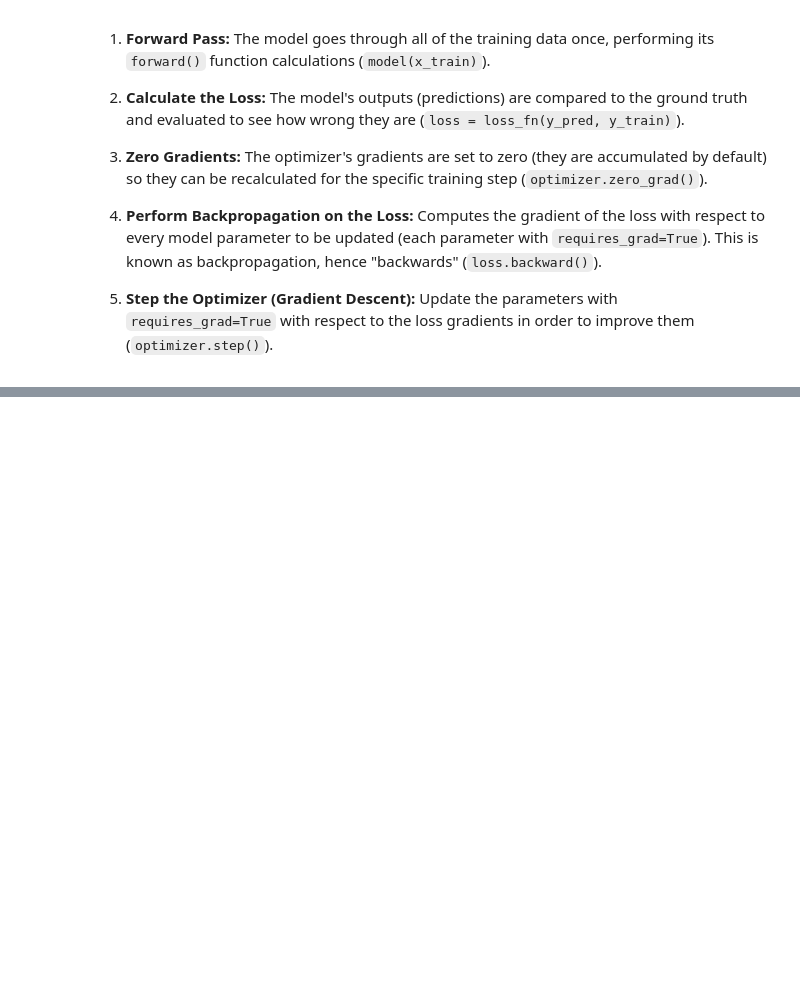
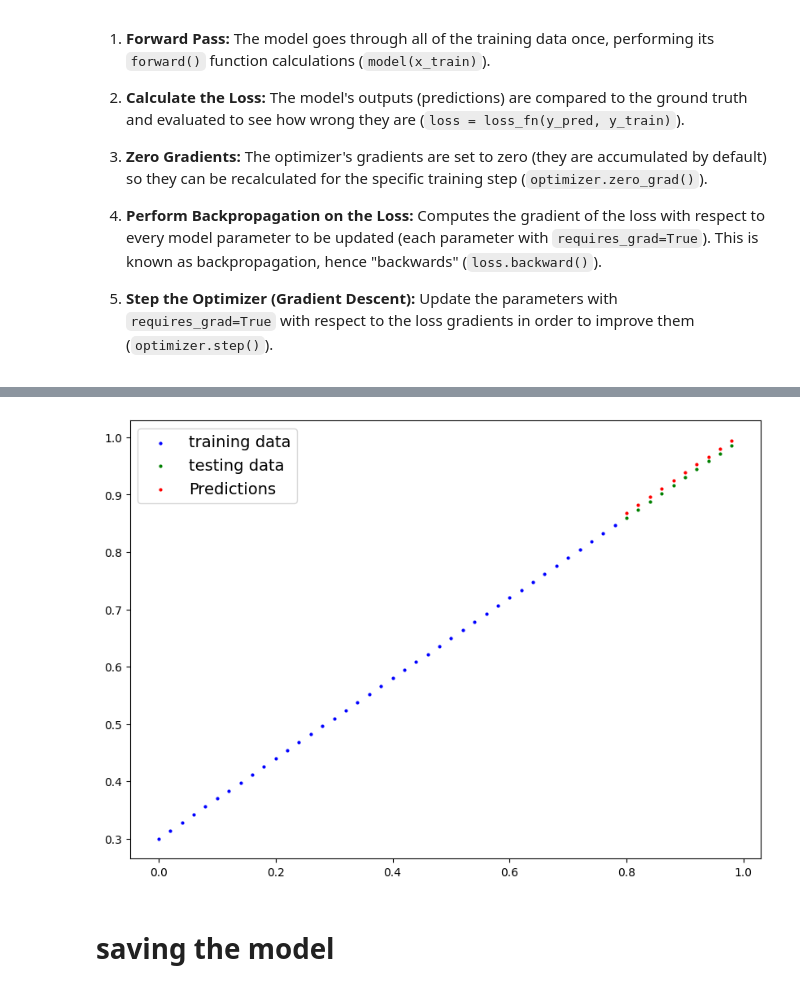
Before and after one commit to BMugo84/pytorch_in_25_hours, a Jupyter notebook: pytorch01Workflow.ipynb, the cells around one changed output, grey strips where cells are left out. Saved outputs shown, nothing was run; the diff lists cells and outputs as text; code cells hidden in the pictures; blank space fills up the shorter version.

```diff
--- a/pytorch01Workflow.ipynb
+++ b/pytorch01Workflow.ipynb
@@ -317,0 +538,9 @@ for epoch in range(epochs):
+# %%
+with torch.inference_mode():
+    y_preds_new = model_0(X_test)
+
+plot_preds(predictions=y_preds_new)
+# %% [output]
+[figure, added]
+# %% [markdown]
+# saving the model
```
Also changed, not shown: parts of 50 cells of this notebook.
